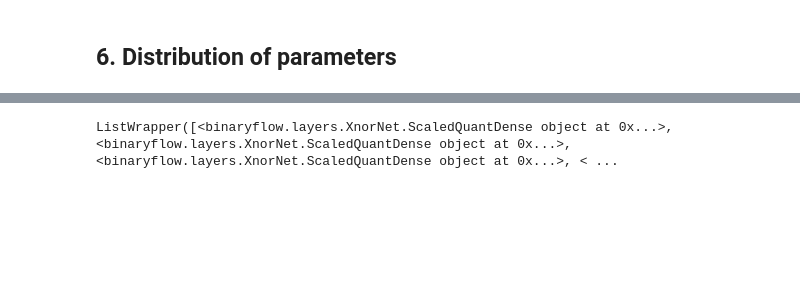
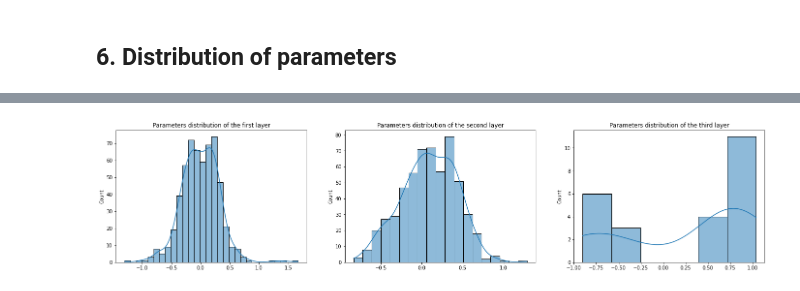
Before and after one commit to ramizouari/BNN, a Jupyter notebook: notebooks/Evaluation.ipynb, the cells around one changed output, grey strips where cells are left out. Saved outputs shown, nothing was run; the diff lists cells and outputs as text; code cells hidden in the pictures; blank space fills up the shorter version.

```diff
--- a/notebooks/Evaluation.ipynb
+++ b/notebooks/Evaluation.ipynb
@@ -205,13 +211,0 @@ fig.savefig("local/parameters-distribution-abc-net.svg")
-# %%
-    models["BiRealNet"].compile(
-        tf.keras.optimizers.Adam(lr=0.01, decay=0.0001),
-        loss="mean_squared_error"
-    )
-    models["BiRealNet"].fit(
-        X_train,
-        y_train,
-        batch_size=128,
-        epochs=29,
-        validation_data=(X_test, y_test),
-        shuffle=True
-    )
@@ -238,4 +212,9 @@ Epoch 29/29
-# %%
-bireal.layers[1].estimator.estimators
-# %% [output]
-ListWrapper([<binaryflow.layers.XnorNet.ScaledQuantDense object at 0x...>, <binaryflow.layers.XnorNet.ScaledQuantDense object at 0x...>, <binaryflow.layers.XnorNet.ScaledQuantDense object at 0x...>, < ...
+# %%
+W=[models["MLP"].layers[2*i+2].kernel for i in range(3)]
+fig,axs=plt.subplots(1,3,figsize=(24,5))
+for i,(w,ax) in enumerate(zip(W,axs)):
+    sns.histplot(w.numpy().flatten(),ax=ax,kde=True)
+    ax.set_title(f"Parameters distribution of the {count_name(i+1)} layer")
+fig.savefig("local/parameters-distribution-abc-net.svg")
+# %% [output]
+[figure, added]
```
Also changed, not shown: parts of 12 cells of this notebook, 25 other files.
